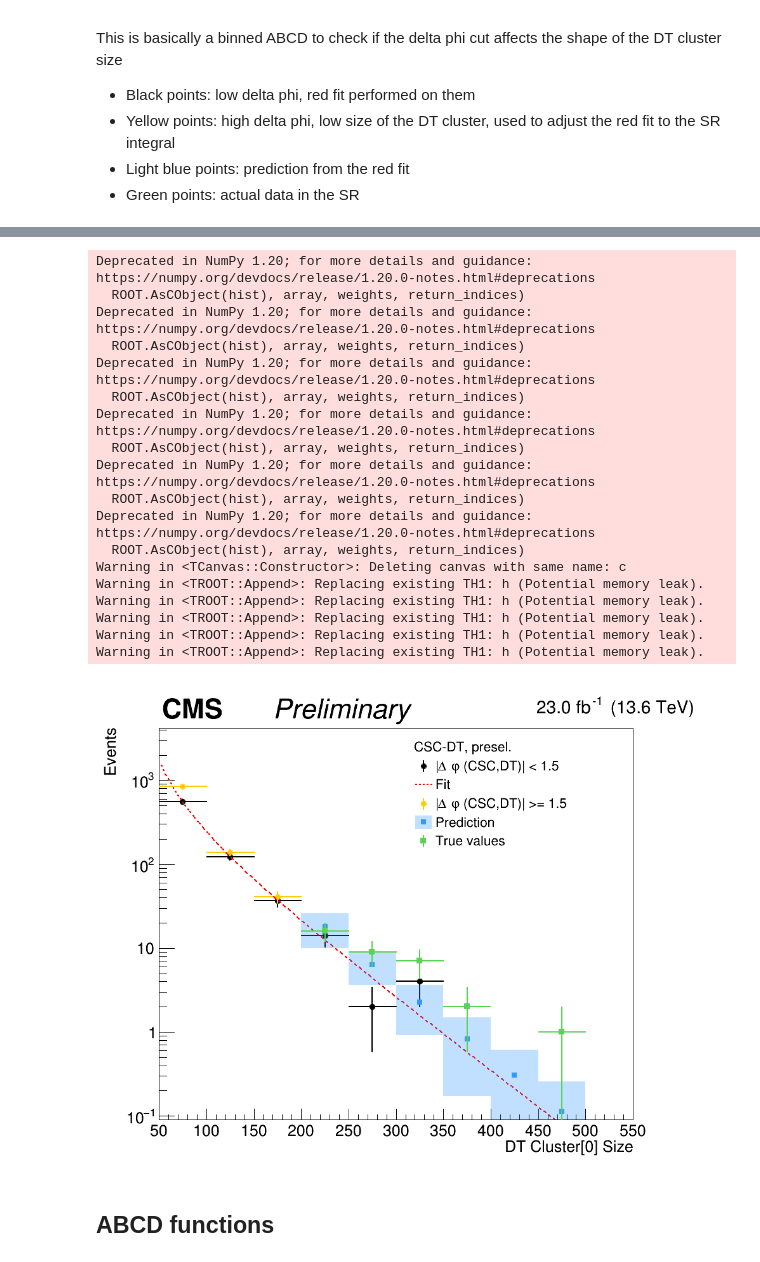
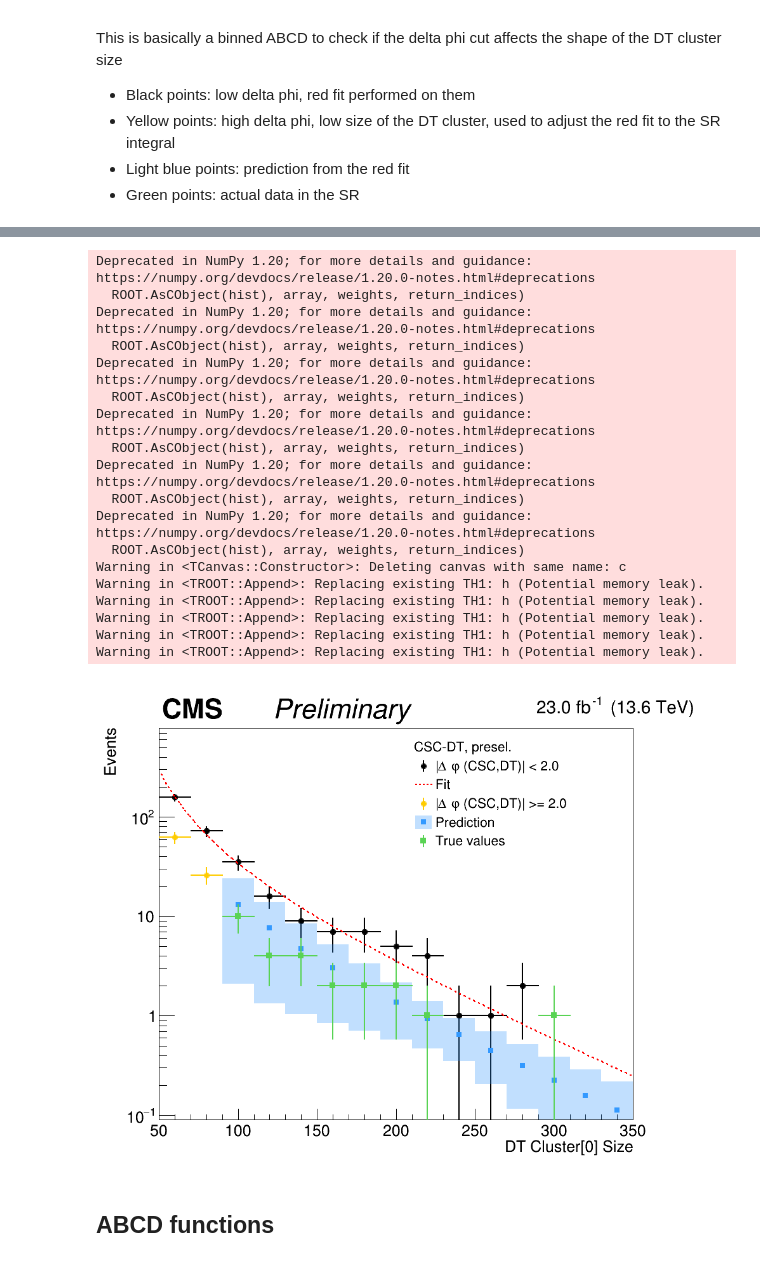
Before and after one commit to cms-lpc-llp/run3_muon_system_analysis, a Jupyter notebook: bkg_levels_CSC_DT_v1.ipynb, the cells around one changed output, grey strips where cells are left out. Saved outputs shown, nothing was run; the diff lists cells and outputs as text; code cells hidden in the pictures.

```diff
--- a/bkg_levels_CSC_DT_v1.ipynb
+++ b/bkg_levels_CSC_DT_v1.ipynb
@@ -788,14 +1549,14 @@ if category == 2:
     PHI_CUT = 1.5
     PHI_MAX = 2.8
 
-    PHI_MIN = 0.7
-    PHI_CUT = 1.5
+    PHI_MIN = 0.5
+    PHI_CUT = 2.
     PHI_MAX = 2.8
 
     x_min = 50
-    x_max = 550
-    n_bins = 10
-    blinding_bin = 3
+    x_max = 350
+    n_bins = 15
+    blinding_bin = 2
 
     bins = np.array([  50. , 130. , 210. , 290. , 370. , 450. , 530. , 610. , 690. , 770. , 850. , 930. , 1010. , 1090. ,
                      1170. , 1250. , 1330. , 1410. , 1490. , 1570. , 1650. , 1730. , 1810. , 1890. , 1970. , 2050.])
@@ -833,18 +1594,20 @@ if category == 2:
     for k in tree_keys:
         tmp_dphi = np.abs( dPhi_csc_dt[k] )
         tmp_deta = np.abs(  dEta_csc_dt[k] )
+        tmp_dR = np.abs(  dR_csc_dt[k] )
         tmp_t2 = (dtClusterTime[k][:,0].flatten())
 
         pre_cut_phi = (tmp_dphi<PHI_MAX) & (tmp_dphi>PHI_MIN)
         cut_phi = (tmp_dphi<=PHI_CUT)
-        cut_dt = (tmp_t2!=0)
+        cut_dt = (tmp_t2==0)
+        cut_dR = (tmp_dR>1.)
 
         blind = (dtClusterSize[k][:,0] < bins[blinding_bin] if do_blind else 100000 )
         unblind = (dtClusterSize[k][:,0] >= bins[blinding_bin])
 
 
         leg.SetHeader('CSC-DT, presel.')
-        pre_cut = pre_cut_phi & cut_dt
+        pre_cut = pre_cut_phi & cut_dt & cut_dR
         cut = (cut_phi==True)
         cut_label = "|#Delta #varphi (CSC,DT)| < "+str(PHI_CUT)
         cut_not = (cut_phi==False)
@@ -990,22 +1751,22 @@ x  pred  up down true
 Deprecated in NumPy 1.20; for more details and guidance: https://numpy.org/devdocs/release/1.20.0-notes.html#deprecations
   ROOT.AsCObject(hist), array, weights, return_indices)
 Deprecated in NumPy 1.20; for more details and guidance: https://numpy.org/devdocs/release/1.20.0-notes.html#deprecations
   ROOT.AsCObject(hist), array, weights, return_indices)
 Deprecated in NumPy 1.20; for more details and guidance: https://numpy.org/devdocs/release/1.20.0-notes.html#deprecations
   ROOT.AsCObject(hist), array, weights, return_indices)
 Deprecated in NumPy 1.20; for more details and guidance: https://numpy.org/devdocs/release/1.20.0-notes.html#deprecations
   ROOT.AsCObject(hist), array, weights, return_indices)
 Deprecated in NumPy 1.20; for more details and guidance: https://numpy.org/devdocs/release/1.20.0-notes.html#deprecations
   ROOT.AsCObject(hist), array, weights, return_indices)
 Deprecated in NumPy 1.20; for more details and guidance: https://numpy.org/devdocs/release/1.20.0-notes.html#deprecations
   ROOT.AsCObject(hist), array, weights, return_indices)
 Warning in <TCanvas::Constructor>: Deleting canvas with same name: c
 Warning in <TROOT::Append>: Replacing existing TH1: h (Potential memory leak).
 Warning in <TROOT::Append>: Replacing existing TH1: h (Potential memory leak).
 Warning in <TROOT::Append>: Replacing existing TH1: h (Potential memory leak).
 Warning in <TROOT::Append>: Replacing existing TH1: h (Potential memory leak).
 Warning in <TROOT::Append>: Replacing existing TH1: h (Potential memory leak).
-[figure, old version]
+[figure, new version]
 # %% [markdown]
 ## ABCD functions
 # %%
```
Also changed, not shown: parts of 22 cells of this notebook, 3 other files.
